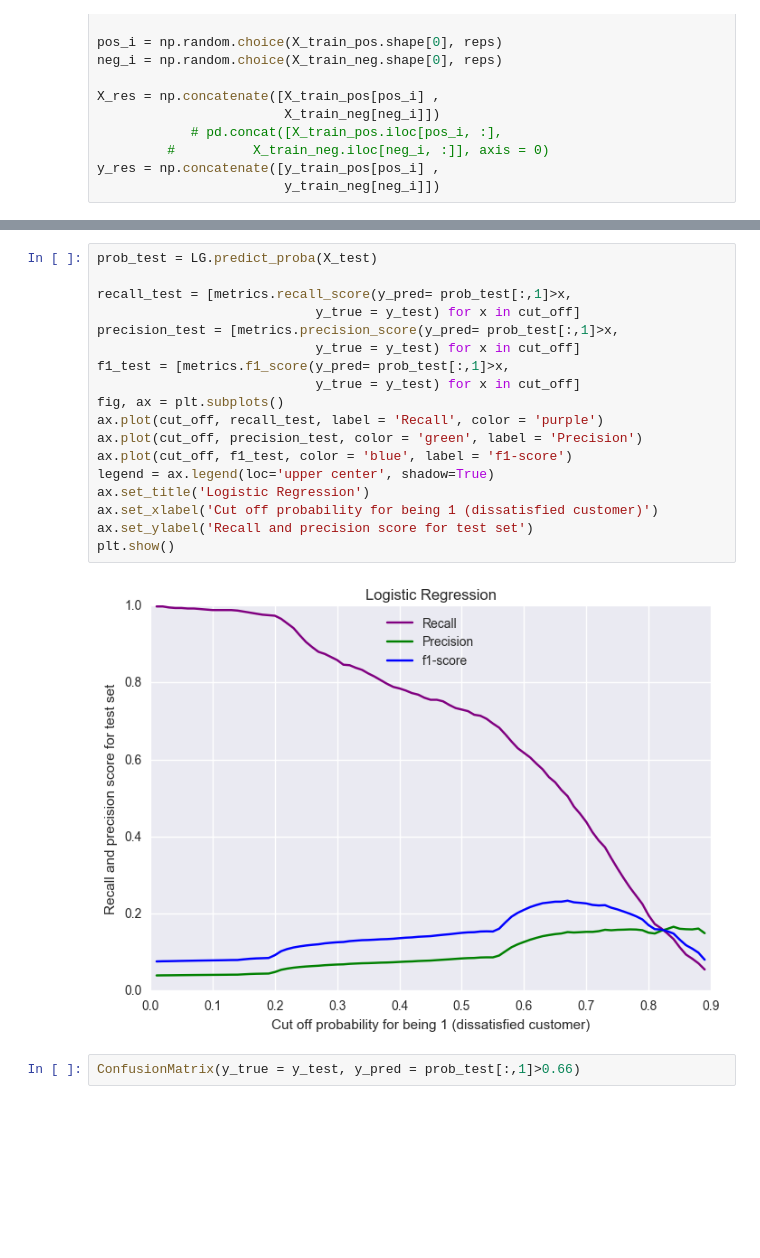
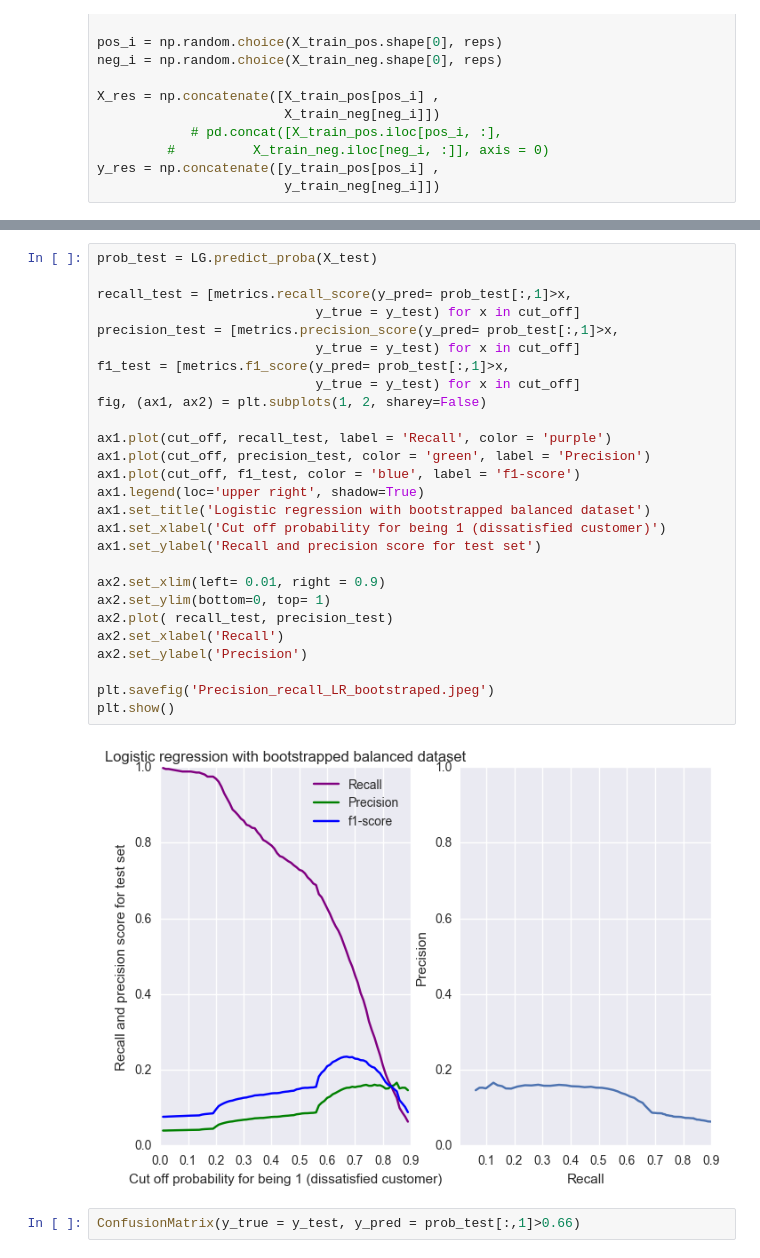
Before and after one commit to jeanzhaoyi/Capstone_2, a Jupyter notebook: Cross-validated_prediction_Santander.ipynb, the cells around one changed output, grey strips where cells are left out. Drawn from its saved outputs; the diff is of its cells as text; blank space fills up the shorter version.

```diff
--- a/Cross-validated_prediction_Santander.ipynb
+++ b/Cross-validated_prediction_Santander.ipynb
@@ -517,23 +585,32 @@ __all__    12483  6522    19005
 # %%
 prob_test = LG.predict_proba(X_test)
 
 recall_test = [metrics.recall_score(y_pred= prob_test[:,1]>x,
                             y_true = y_test) for x in cut_off]
 precision_test = [metrics.precision_score(y_pred= prob_test[:,1]>x,
                             y_true = y_test) for x in cut_off]
 f1_test = [metrics.f1_score(y_pred= prob_test[:,1]>x,
                             y_true = y_test) for x in cut_off]
-fig, ax = plt.subplots()
-ax.plot(cut_off, recall_test, label = 'Recall', color = 'purple')
-ax.plot(cut_off, precision_test, color = 'green', label = 'Precision')
-ax.plot(cut_off, f1_test, color = 'blue', label = 'f1-score')
-legend = ax.legend(loc='upper center', shadow=True)
-ax.set_title('Logistic Regression')
-ax.set_xlabel('Cut off probability for being 1 (dissatisfied customer)')
-ax.set_ylabel('Recall and precision score for test set')
+fig, (ax1, ax2) = plt.subplots(1, 2, sharey=False)
+
+ax1.plot(cut_off, recall_test, label = 'Recall', color = 'purple')
+ax1.plot(cut_off, precision_test, color = 'green', label = 'Precision')
+ax1.plot(cut_off, f1_test, color = 'blue', label = 'f1-score')
+ax1.legend(loc='upper right', shadow=True)
+ax1.set_title('Logistic regression with bootstrapped balanced dataset')
+ax1.set_xlabel('Cut off probability for being 1 (dissatisfied customer)')
+ax1.set_ylabel('Recall and precision score for test set')
+
+ax2.set_xlim(left= 0.01, right = 0.9)
+ax2.set_ylim(bottom=0, top= 1)
+ax2.plot( recall_test, precision_test)
+ax2.set_xlabel('Recall')
+ax2.set_ylabel('Precision')
+
+plt.savefig('Precision_recall_LR_bootstraped.jpeg')
 plt.show()
 # %% [output]
-[figure, old version]
+[figure, new version]
 # %%
 ConfusionMatrix(y_true = y_test, y_pred = prob_test[:,1]>0.66)
 # %% [output]
```
Also changed, not shown: parts of 9 cells of this notebook.
